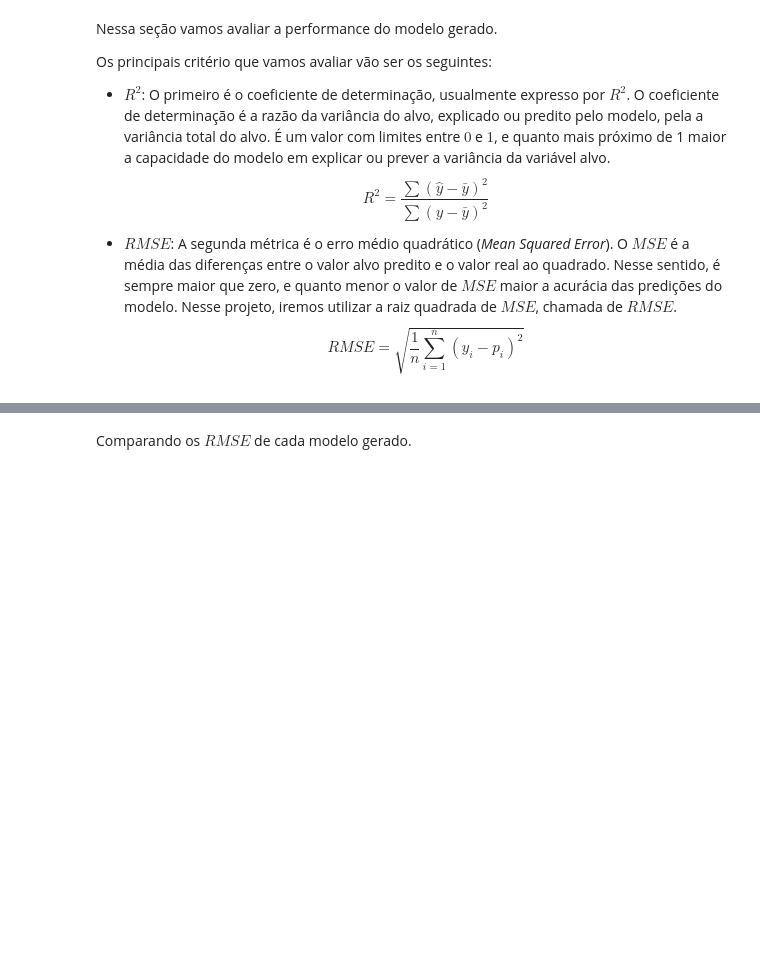
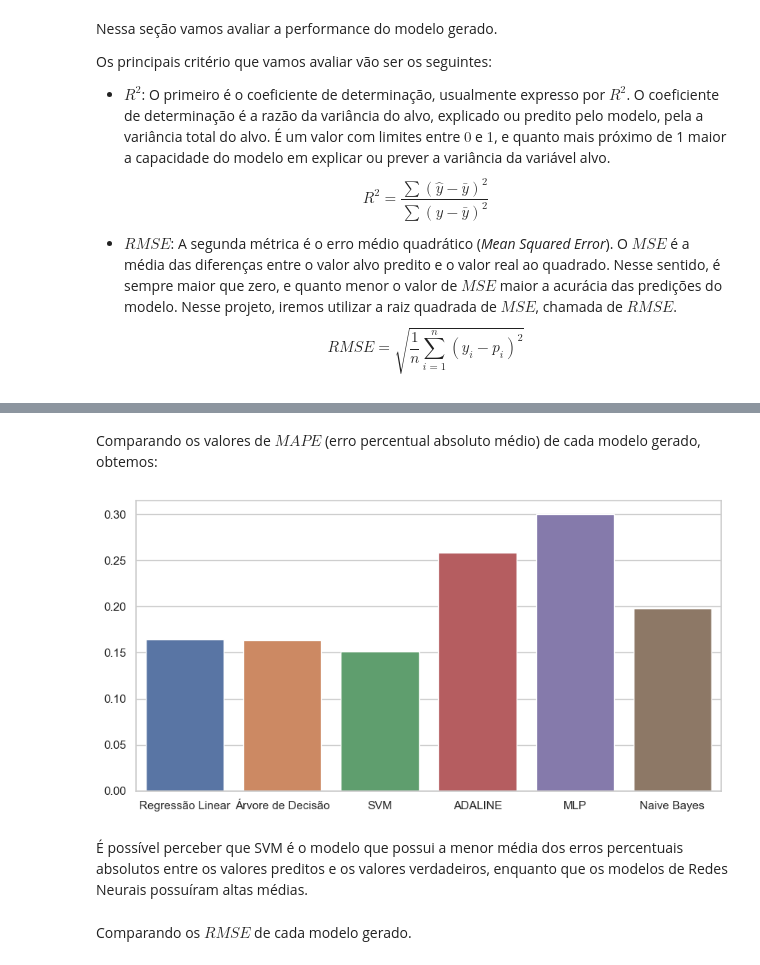
Before and after one commit to FernandoZanchitta/DSChallenge2019, a Jupyter notebook: src/house_pricing.ipynb, the cells around one changed output, grey strips where cells are left out. Saved outputs shown, nothing was run; the diff lists cells and outputs as text; code cells hidden in the pictures; blank space fills up the shorter version.

```diff
--- a/src/house_pricing.ipynb
+++ b/src/house_pricing.ipynb
@@ -592,3 +597,14 @@ SVM R2: 0.8733273209234674
+# %% [markdown]
+Comparando os valores de $MAPE$ (erro percentual absoluto médio) de cada modelo gerado, obtemos:
+# %%
+# comparando os modelos por MAPE:
+sns.set_theme(style="whitegrid")
+plt.figure(figsize=(10, 5))
+ax = sns.barplot(x=list_models_name, y=list_models_MAPE)
+# %% [output]
+[figure, added]
+# %% [markdown]
+É possível perceber que SVM é o modelo que possui a menor média dos erros percentuais absolutos entre os valores preditos e os valores verdadeiros, enquanto que os modelos de Redes Neurais possuíram altas médias.
 # %% [markdown]
 Comparando os $RMSE$ de cada modelo gerado.
 # %%
```
Also changed, not shown: parts of 23 cells of this notebook, 2 other files.
